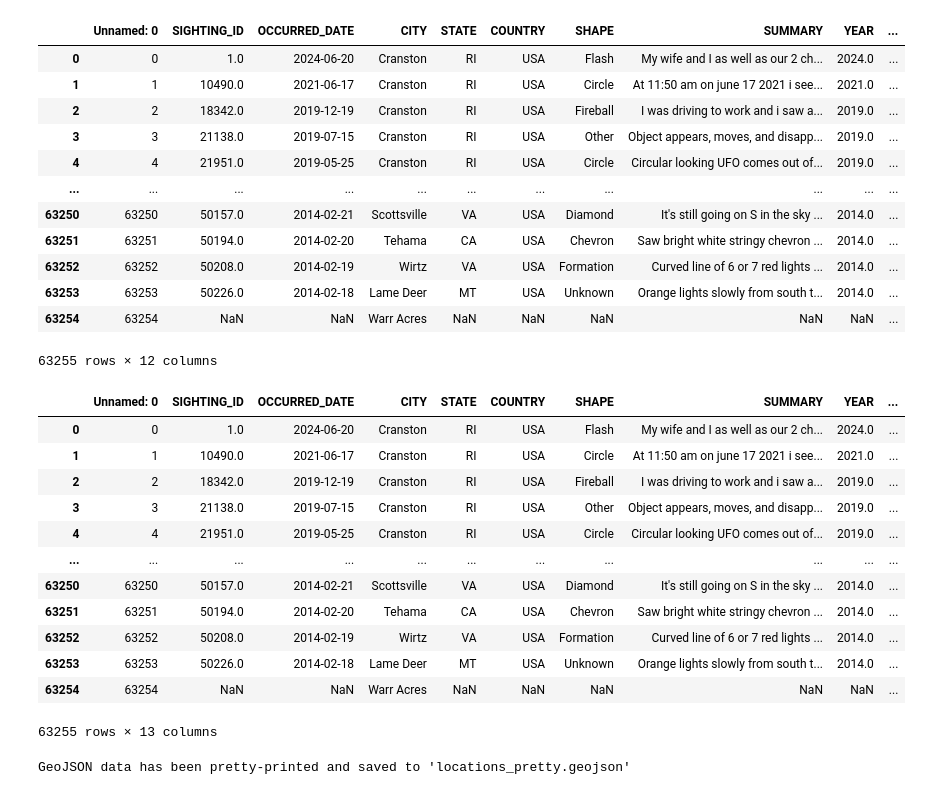
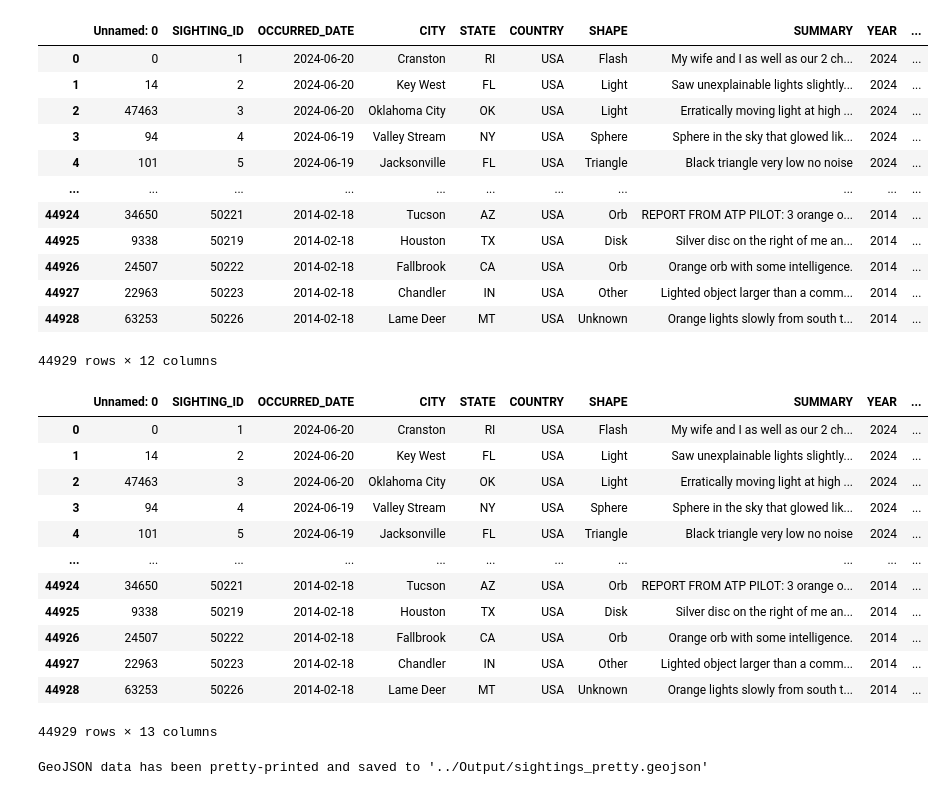
Before and after one commit to gfoley15/you_only_know_what_UFO, a Jupyter notebook: Code/02_Transform_GeoJSON-Sightings.ipynb, the cells around one changed output. Drawn from its saved outputs; the diff is of its cells as text; code cells hidden in the pictures.

Commit message:
Ran 02_Merge to produce a clean City_latlng_merge.csv, Updated 03_Load to create four collections of json, csv, and geojson data

```diff
--- a/Code/02_Transform_GeoJSON-Sightings.ipynb
+++ b/Code/02_Transform_GeoJSON-Sightings.ipynb
@@ -5,22 +5,22 @@ from shapely.geometry import Point
 import json
 # %%
 # Load data
-df = pd.read_csv('Output/City_latlng_merge.csv')  # Ensure your CSV has 'latitude' and 'longitude' columns
+df = pd.read_csv('../Output/City_latlng_merge.csv')  # Ensure your CSV has 'latitude' and 'longitude' columns
 df
 # %% [output]
 |  | Unnamed: 0 | SIGHTING_ID | OCCURRED_DATE | CITY | STATE | COUNTRY | SHAPE | SUMMARY | YEAR | ... |
-| 0 | 0 | 1.0 | 2024-06-20 | Cranston | RI | USA | Flash | My wife and I as well as our 2 ch... | 2024.0 | ... |
-| 1 | 1 | 10490.0 | 2021-06-17 | Cranston | RI | USA | Circle | At 11:50 am on june 17 2021 i see... | 2021.0 | ... |
-| 2 | 2 | 18342.0 | 2019-12-19 | Cranston | RI | USA | Fireball | I was driving to work and i saw a... | 2019.0 | ... |
-| 3 | 3 | 21138.0 | 2019-07-15 | Cranston | RI | USA | Other | Object appears, moves, and disapp... | 2019.0 | ... |
-| 4 | 4 | 21951.0 | 2019-05-25 | Cranston | RI | USA | Circle | Circular looking UFO comes out of... | 2019.0 | ... |
+| 0 | 0 | 1 | 2024-06-20 | Cranston | RI | USA | Flash | My wife and I as well as our 2 ch... | 2024 | ... |
+| 1 | 14 | 2 | 2024-06-20 | Key West | FL | USA | Light | Saw unexplainable lights slightly... | 2024 | ... |
+| 2 | 47463 | 3 | 2024-06-20 | Oklahoma City | OK | USA | Light | Erratically moving light at high ... | 2024 | ... |
+| 3 | 94 | 4 | 2024-06-19 | Valley Stream | NY | USA | Sphere | Sphere in the sky that glowed lik... | 2024 | ... |
+| 4 | 101 | 5 | 2024-06-19 | Jacksonville | FL | USA | Triangle | Black triangle very low no noise | 2024 | ... |
 | ... | ... | ... | ... | ... | ... | ... | ... | ... | ... | ... |
-| 63250 | 63250 | 50157.0 | 2014-02-21 | Scottsville | VA | USA | Diamond | It's still going on S in the sky ... | 2014.0 | ... |
-| 63251 | 63251 | 50194.0 | 2014-02-20 | Tehama | CA | USA | Chevron | Saw bright white stringy chevron ... | 2014.0 | ... |
-| 63252 | 63252 | 50208.0 | 2014-02-19 | Wirtz | VA | USA | Formation | Curved line of 6 or 7 red lights ... | 2014.0 | ... |
-| 63253 | 63253 | 50226.0 | 2014-02-18 | Lame Deer | MT | USA | Unknown | Orange lights slowly from south t... | 2014.0 | ... |
-| 63254 | 63254 | NaN | NaN | Warr Acres | NaN | NaN | NaN | NaN | NaN | ... |
+| 44924 | 34650 | 50221 | 2014-02-18 | Tucson | AZ | USA | Orb | REPORT FROM ATP PILOT: 3 orange o... | 2014 | ... |
+| 44925 | 9338 | 50219 | 2014-02-18 | Houston | TX | USA | Disk | Silver disc on the right of me an... | 2014 | ... |
+| 44926 | 24507 | 50222 | 2014-02-18 | Fallbrook | CA | USA | Orb | Orange orb with some intelligence. | 2014 | ... |
+| 44927 | 22963 | 50223 | 2014-02-18 | Chandler | IN | USA | Other | Lighted object larger than a comm... | 2014 | ... |
+| 44928 | 63253 | 50226 | 2014-02-18 | Lame Deer | MT | USA | Unknown | Orange lights slowly from south t... | 2014 | ... |
-63255 rows × 12 columns
+44929 rows × 12 columns
 # %%
 # Create GeoDataFrame
 gdf = gpd.GeoDataFrame(
@@ -31,18 +31,18 @@ gdf = gpd.GeoDataFrame(
 gdf
 # %% [output]
 |  | Unnamed: 0 | SIGHTING_ID | OCCURRED_DATE | CITY | STATE | COUNTRY | SHAPE | SUMMARY | YEAR | ... |
-| 0 | 0 | 1.0 | 2024-06-20 | Cranston | RI | USA | Flash | My wife and I as well as our 2 ch... | 2024.0 | ... |
-| 1 | 1 | 10490.0 | 2021-06-17 | Cranston | RI | USA | Circle | At 11:50 am on june 17 2021 i see... | 2021.0 | ... |
-| 2 | 2 | 18342.0 | 2019-12-19 | Cranston | RI | USA | Fireball | I was driving to work and i saw a... | 2019.0 | ... |
-| 3 | 3 | 21138.0 | 2019-07-15 | Cranston | RI | USA | Other | Object appears, moves, and disapp... | 2019.0 | ... |
-| 4 | 4 | 21951.0 | 2019-05-25 | Cranston | RI | USA | Circle | Circular looking UFO comes out of... | 2019.0 | ... |
+| 0 | 0 | 1 | 2024-06-20 | Cranston | RI | USA | Flash | My wife and I as well as our 2 ch... | 2024 | ... |
+| 1 | 14 | 2 | 2024-06-20 | Key West | FL | USA | Light | Saw unexplainable lights slightly... | 2024 | ... |
+| 2 | 47463 | 3 | 2024-06-20 | Oklahoma City | OK | USA | Light | Erratically moving light at high ... | 2024 | ... |
+| 3 | 94 | 4 | 2024-06-19 | Valley Stream | NY | USA | Sphere | Sphere in the sky that glowed lik... | 2024 | ... |
+| 4 | 101 | 5 | 2024-06-19 | Jacksonville | FL | USA | Triangle | Black triangle very low no noise | 2024 | ... |
 | ... | ... | ... | ... | ... | ... | ... | ... | ... | ... | ... |
-| 63250 | 63250 | 50157.0 | 2014-02-21 | Scottsville | VA | USA | Diamond | It's still going on S in the sky ... | 2014.0 | ... |
-| 63251 | 63251 | 50194.0 | 2014-02-20 | Tehama | CA | USA | Chevron | Saw bright white stringy chevron ... | 2014.0 | ... |
-| 63252 | 63252 | 50208.0 | 2014-02-19 | Wirtz | VA | USA | Formation | Curved line of 6 or 7 red lights ... | 2014.0 | ... |
-| 63253 | 63253 | 50226.0 | 2014-02-18 | Lame Deer | MT | USA | Unknown | Orange lights slowly from south t... | 2014.0 | ... |
-| 63254 | 63254 | NaN | NaN | Warr Acres | NaN | NaN | NaN | NaN | NaN | ... |
+| 44924 | 34650 | 50221 | 2014-02-18 | Tucson | AZ | USA | Orb | REPORT FROM ATP PILOT: 3 orange o... | 2014 | ... |
+| 44925 | 9338 | 50219 | 2014-02-18 | Houston | TX | USA | Disk | Silver disc on the right of me an... | 2014 | ... |
+| 44926 | 24507 | 50222 | 2014-02-18 | Fallbrook | CA | USA | Orb | Orange orb with some intelligence. | 2014 | ... |
+| 44927 | 22963 | 50223 | 2014-02-18 | Chandler | IN | USA | Other | Lighted object larger than a comm... | 2014 | ... |
+| 44928 | 63253 | 50226 | 2014-02-18 | Lame Deer | MT | USA | Unknown | Orange lights slowly from south t... | 2014 | ... |
-63255 rows × 13 columns
+44929 rows × 13 columns
 # %%
 # Output to GeoJSON
 geojson = gdf.to_json()
@@ -51,9 +51,9 @@ geojson = gdf.to_json()
 geojson_pretty = json.dumps(json.loads(geojson), indent=4)
 # %%
 # Save to file
-with open('sightings_pretty.geojson', 'w') as f:
+with open('../Output/sightings_pretty.geojson', 'w') as f:
     f.write(geojson_pretty)
 
-print("GeoJSON data has been pretty-printed and saved to 'locations_pretty.geojson'")
+print("GeoJSON data has been pretty-printed and saved to '../Output/sightings_pretty.geojson'")
 # %% [output]
-GeoJSON data has been pretty-printed and saved to 'locations_pretty.geojson'
+GeoJSON data has been pretty-printed and saved to '../Output/sightings_pretty.geojson'
```
Also changed, not shown: 3 other files.
